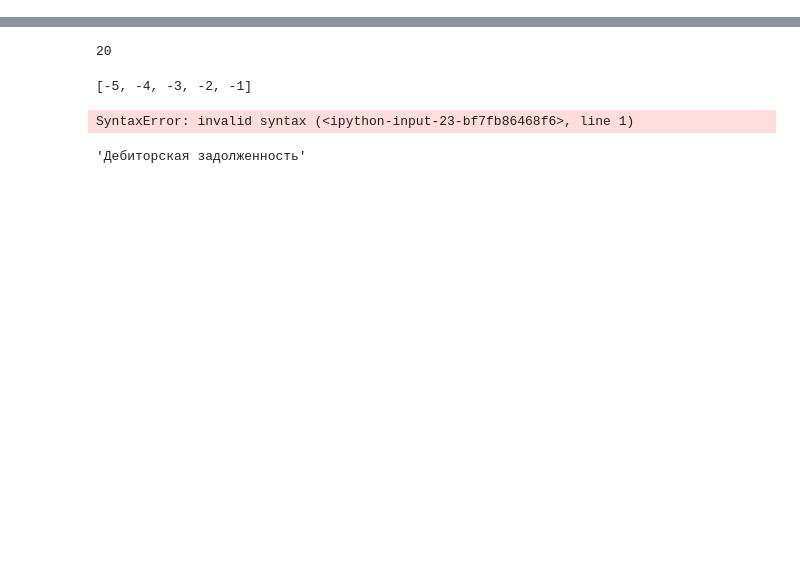
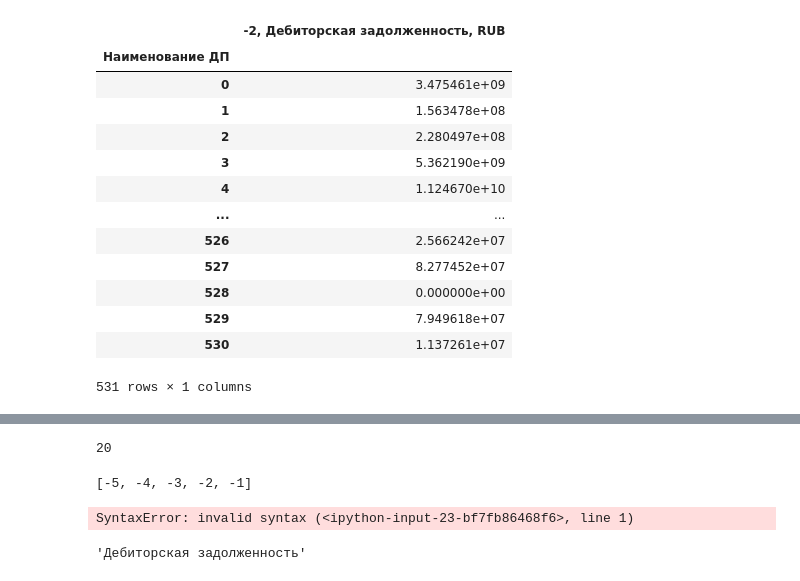
Before and after one commit to YurchenkoPO/McKinsey_Severstal_Hack_2022, a Jupyter notebook: notebooks/leha_features.ipynb, the cells around one changed output, grey strips where cells are left out. Drawn from its saved outputs; the diff is of its cells as text; code cells hidden in the pictures; blank space fills up the shorter version.

```diff
--- a/notebooks/leha_features.ipynb
+++ b/notebooks/leha_features.ipynb
@@ -30,0 +99,17 @@ df_1
+# %%
+df_2020
+# %% [output]
+|  | -2, Дебиторская задолженность, RUB |
+| Наименование ДП |  |
+| 0 | 3.475461e+09 |
+| 1 | 1.563478e+08 |
+| 2 | 2.280497e+08 |
+| 3 | 5.362190e+09 |
+| 4 | 1.124670e+10 |
+| ... | ... |
+| 526 | 2.566242e+07 |
+| 527 | 8.277452e+07 |
+| 528 | 0.000000e+00 |
+| 529 | 7.949618e+07 |
+| 530 | 1.137261e+07 |
+531 rows × 1 columns
```
Also changed, not shown: parts of 13 cells of this notebook, 1 other file.
